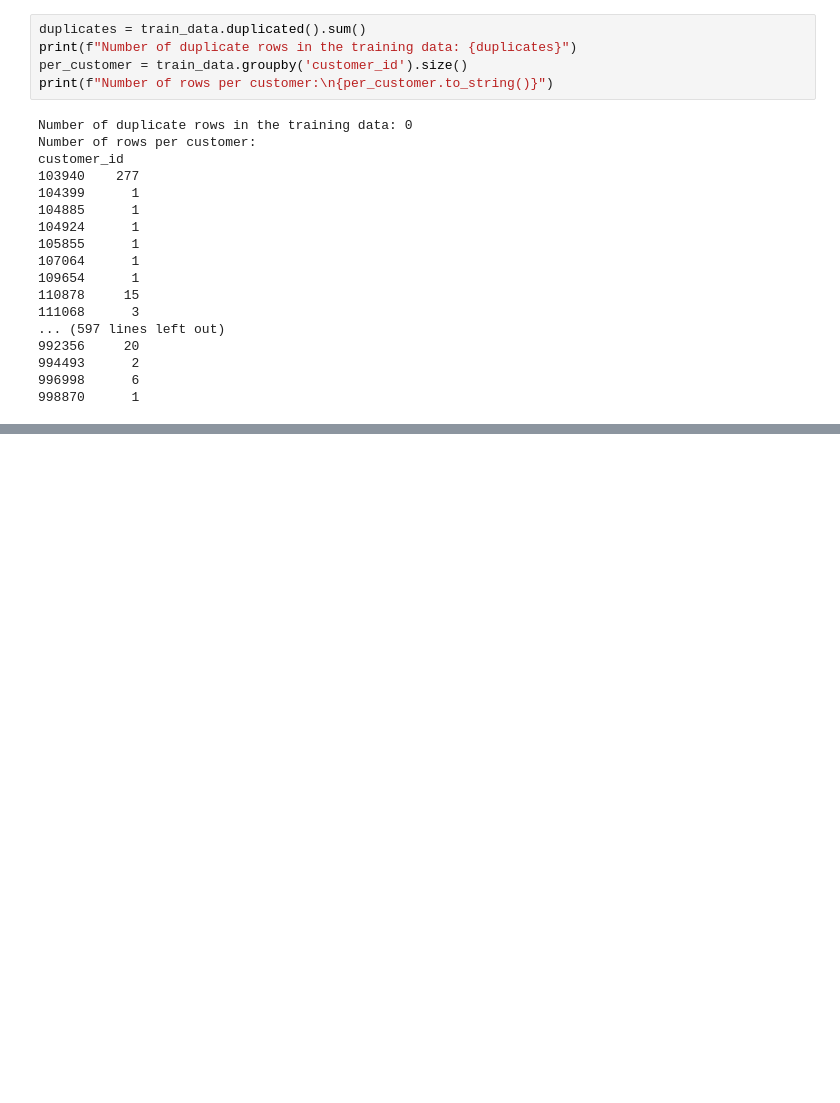
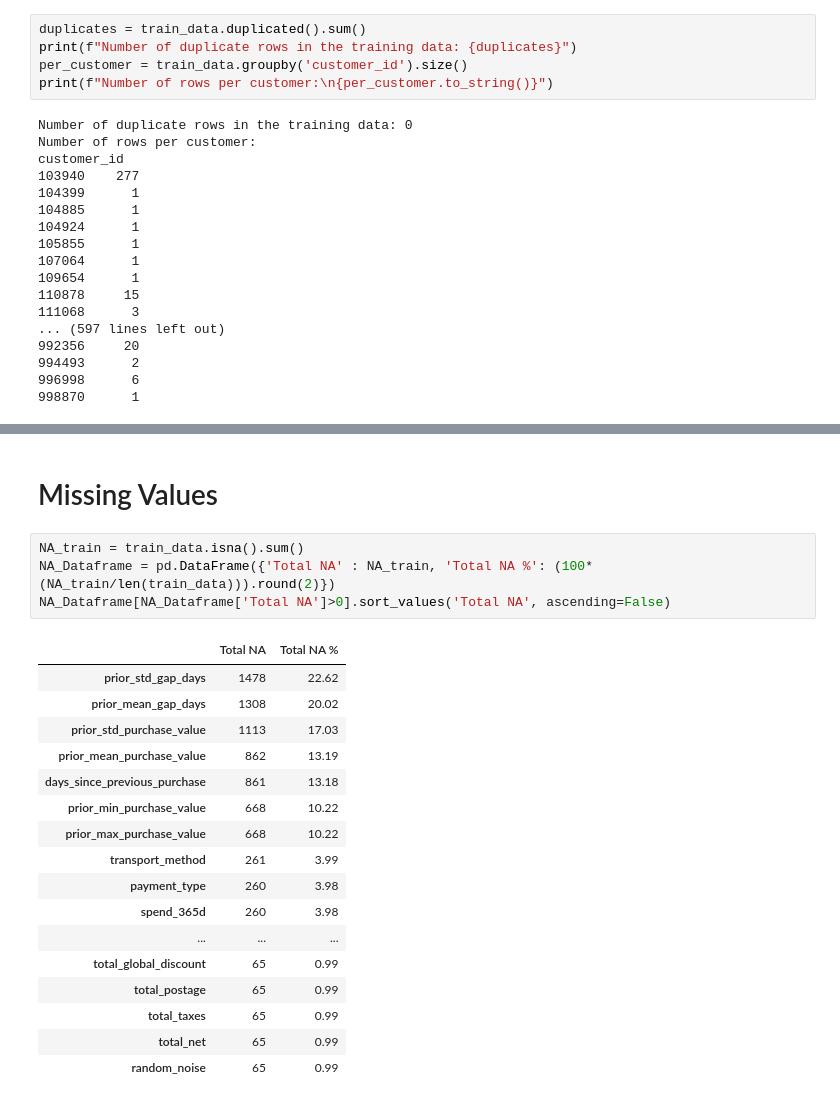
Before and after one commit to jfmenezes/Projeto-Machine-Learning, a Jupyter notebook: Notebook/DataExploration_TrainAndClients.ipynb, the cells around one changed output, grey strips where cells are left out. Cells and saved outputs as stored; diff of their text form; blank space fills up the shorter version.

```diff
--- a/Notebook/DataExploration_TrainAndClients.ipynb
+++ b/Notebook/DataExploration_TrainAndClients.ipynb
@@ -421,0 +176,24 @@ str_columns.head()
+# %% [markdown]
+# Missing Values
+# %%
+NA_train = train_data.isna().sum()
+NA_Dataframe = pd.DataFrame({'Total NA' : NA_train, 'Total NA %': (100*(NA_train/len(train_data))).round(2)})
+NA_Dataframe[NA_Dataframe['Total NA']>0].sort_values('Total NA', ascending=False)
+# %% [output]
+|  | Total NA | Total NA % |
+| prior_std_gap_days | 1478 | 22.62 |
+| prior_mean_gap_days | 1308 | 20.02 |
+| prior_std_purchase_value | 1113 | 17.03 |
+| prior_mean_purchase_value | 862 | 13.19 |
+| days_since_previous_purchase | 861 | 13.18 |
+| prior_min_purchase_value | 668 | 10.22 |
+| prior_max_purchase_value | 668 | 10.22 |
+| transport_method | 261 | 3.99 |
+| payment_type | 260 | 3.98 |
+| spend_365d | 260 | 3.98 |
+| ... | ... | ... |
+| total_global_discount | 65 | 0.99 |
+| total_postage | 65 | 0.99 |
+| total_taxes | 65 | 0.99 |
+| total_net | 65 | 0.99 |
+| random_noise | 65 | 0.99 |
```
Also changed, not shown: parts of 43 cells of this notebook, 6 other files.
